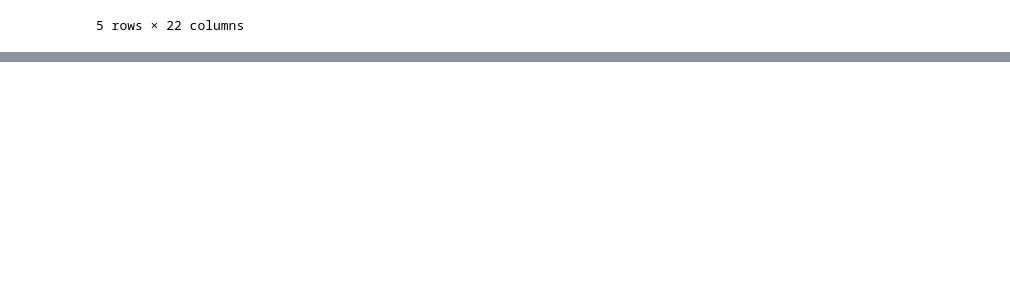
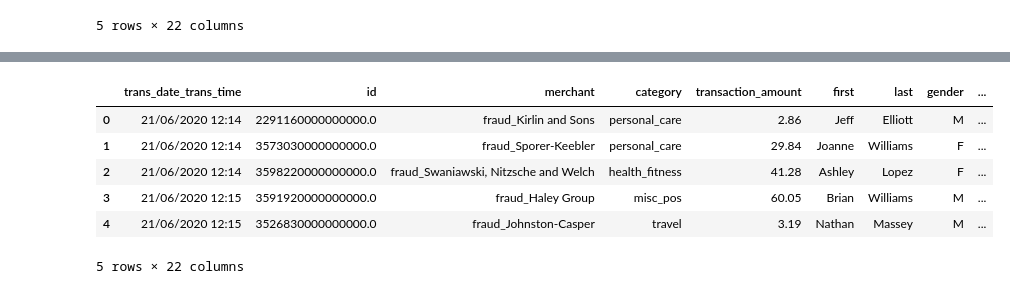
Before and after one commit to KasperLange13/credit-card-fraud-prediction, a Jupyter notebook: DataPreperation.ipynb, the cells around one changed output, grey strips where cells are left out. Drawn from its saved outputs; the diff is of its cells as text; code cells hidden in the pictures; blank space fills up the shorter version.

Commit message:
Data preperation and Neural Network added

```diff
--- a/DataPreperation.ipynb
+++ b/DataPreperation.ipynb
@@ -62,3 +68,22 @@ CreditCardDataRaw.describe()
 | 50% | 3.521420e+15 | 47.290000 | 48174.000000 | 39.371600 | -87.476900 | 2.408000e+03 | 1.380762e+09 | 39.376593 | -87.445204 | 0.000000 |
 | 75% | 4.635330e+15 | 83.010000 | 72011.000000 | 41.894800 | -80.175200 | 1.968500e+04 | 1.385867e+09 | 41.954163 | -80.264637 | 0.000000 |
 | max | 4.992350e+18 | 22768.110000 | 99921.000000 | 65.689900 | -67.950300 | 2.906700e+06 | 1.388534e+09 | 66.679297 | -66.952026 | 1.000000 |
+# %%
+CreditCardDataRenamed = CreditCardDataRaw.rename(columns={'cc_num':'id', 'amt': 'transaction_amount', 'dob': 'date_of_birth'})
+# %%
+# Converting column types to relevant types
+CreditCardDataTypesUpdates = CreditCardDataRenamed
+CreditCardDataTypesUpdates['is_fraud'] = CreditCardDataTypesUpdates['is_fraud'].astype(bool)
+CreditCardDataTypesUpdates['id'] = CreditCardDataTypesUpdates['id'].astype(object)
+CreditCardDataTypesUpdates['zip'] = CreditCardDataTypesUpdates['zip'].astype(str)
+CreditCardDataTypesUpdates['trans_date_trans_time'] = CreditCardDataTypesUpdates['trans_date_trans_time'].astype(str)
+# %%
+CreditCardDataTypesUpdates.head()
+# %% [output]
+|  | trans_date_trans_time | id | merchant | category | transaction_amount | first | last | gender | ... |
+| 0 | 21/06/2020 12:14 | 2291160000000000.0 | fraud_Kirlin and Sons | personal_care | 2.86 | Jeff | Elliott | M | ... |
+| 1 | 21/06/2020 12:14 | 3573030000000000.0 | fraud_Sporer-Keebler | personal_care | 29.84 | Joanne | Williams | F | ... |
+| 2 | 21/06/2020 12:14 | 3598220000000000.0 | fraud_Swaniawski, Nitzsche and Welch | health_fitness | 41.28 | Ashley | Lopez | F | ... |
+| 3 | 21/06/2020 12:15 | 3591920000000000.0 | fraud_Haley Group | misc_pos | 60.05 | Brian | Williams | M | ... |
+| 4 | 21/06/2020 12:15 | 3526830000000000.0 | fraud_Johnston-Casper | travel | 3.19 | Nathan | Massey | M | ... |
+5 rows × 22 columns
```
Also changed, not shown: parts of 13 cells of this notebook.
